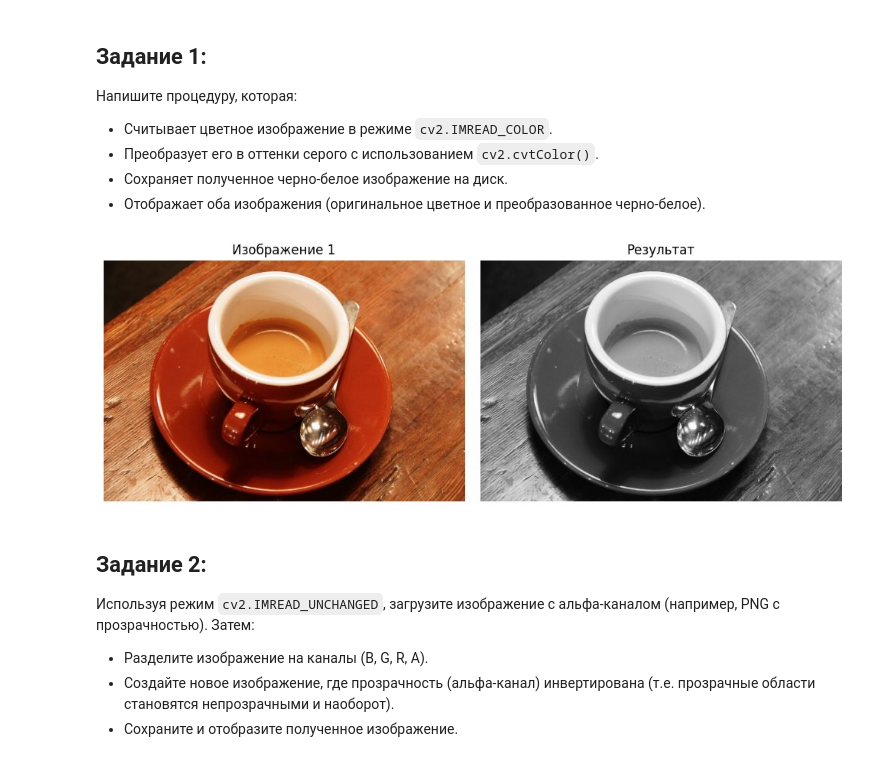
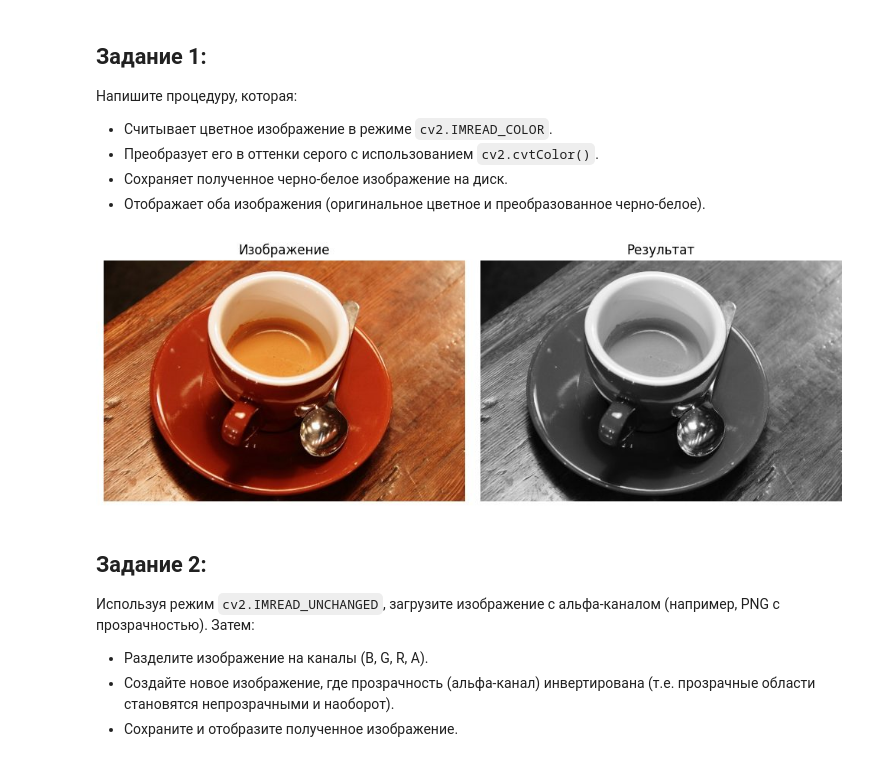
Before and after one commit to German121/image_processing, a Jupyter notebook: Задание 1/1A.ipynb, the cells around one changed output. Cells and saved outputs as stored; diff of their text form; code cells hidden in the pictures.

```diff
--- a/Задание 1/1A.ipynb
+++ b/Задание 1/1A.ipynb
@@ -13,30 +13,30 @@
 # %%
 from pathlib import Path
 import tempfile
 import cv2
 import numpy as np
 import matplotlib.pyplot as plt
 from skimage import data
 
 workdir = tempfile.TemporaryDirectory()
 files = Path(workdir.name)
 cv2.imwrite(str(files / 'image1.jpg'), cv2.cvtColor(data.coffee(), cv2.COLOR_RGB2BGR),
             [cv2.IMWRITE_JPEG_QUALITY, 94])
 image1 = cv2.imread(str(files / 'image1.jpg'), cv2.IMREAD_COLOR)
 gray = cv2.cvtColor(image1, cv2.COLOR_BGR2GRAY)
 cv2.imwrite(str(files / 'gray.png'), gray)
 
 fig, axes = plt.subplots(1, 2, figsize=(10, 3.5))
 axes[0].imshow(cv2.cvtColor(image1, cv2.COLOR_BGR2RGB))
 axes[1].imshow(gray, cmap='gray', vmin=0, vmax=255)
-for ax, title in zip(axes, ['Изображение 1', 'Результат']):
+for ax, title in zip(axes, ['Изображение', 'Результат']):
     ax.set_title(title)
     ax.axis('off')
 fig.tight_layout()
 plt.show()
 plt.close(fig)
 # %% [output]
-[figure, old version]
+[figure, new version]
 # %% [markdown]
 ## Задание 2:
 Используя режим `cv2.IMREAD_UNCHANGED`, загрузите изображение с альфа-каналом (например, PNG с прозрачностью). Затем:
```
Also changed, not shown: parts of 9 cells of this notebook, 1 other file.
